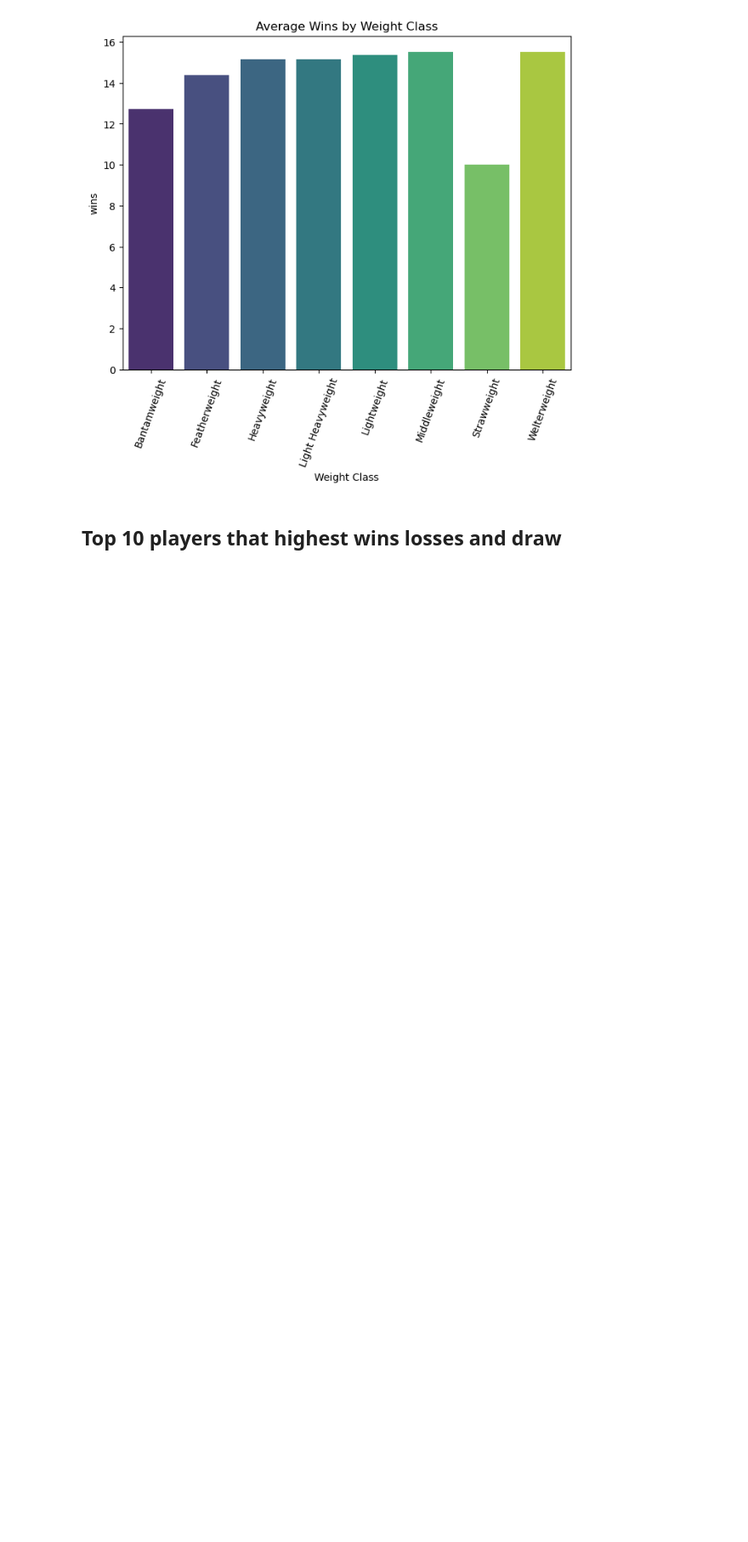
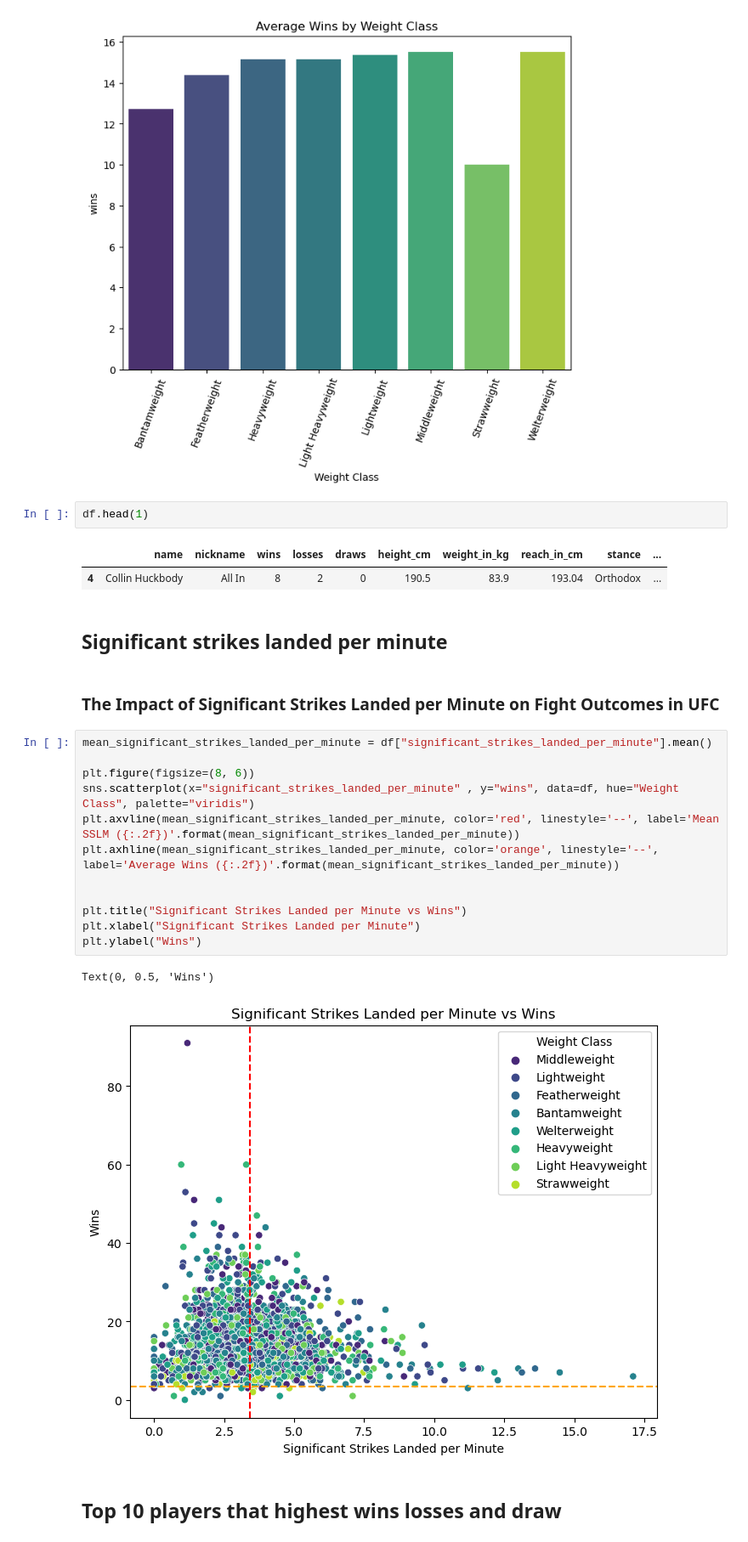
Before and after one commit to chanupadeshan/UFC-Fighters-Statistics-2024, a Jupyter notebook: main.ipynb, the cells around one changed output. Shown at 85% size. Drawn from its saved outputs; the diff is of its cells as text; blank space fills up the shorter version.

Commit message:
The Impact of Significant Strikes Landed per Minute on Fight Outcomes in UFC

```diff
--- a/main.ipynb
+++ b/main.ipynb
@@ -387,6 +387,30 @@ plt.title("Average Wins by Weight Class")
 # %% [output]
 Text(0.5, 1.0, 'Average Wins by Weight Class')
 [figure]
+# %%
+df.head(1)
+# %% [output]
+|  | name | nickname | wins | losses | draws | height_cm | weight_in_kg | reach_in_cm | stance | ... |
+| 4 | Collin Huckbody | All In | 8 | 2 | 0 | 190.5 | 83.9 | 193.04 | Orthodox | ... |
+# %% [markdown]
+## **Significant strikes landed per minute**
+# %% [markdown]
+### The Impact of Significant Strikes Landed per Minute on Fight Outcomes in UFC
+# %%
+mean_significant_strikes_landed_per_minute = df["significant_strikes_landed_per_minute"].mean()
+
+plt.figure(figsize=(8, 6))
+sns.scatterplot(x="significant_strikes_landed_per_minute" , y="wins", data=df, hue="Weight Class", palette="viridis")
+plt.axvline(mean_significant_strikes_landed_per_minute, color='red', linestyle='--', label='Mean SSLM ({:.2f})'.format(mean_significant_strikes_landed_per_minute))
+plt.axhline(mean_significant_strikes_landed_per_minute, color='orange', linestyle='--', label='Average Wins ({:.2f})'.format(mean_significant_strikes_landed_per_minute))
+
+
+plt.title("Significant Strikes Landed per Minute vs Wins")
+plt.xlabel("Significant Strikes Landed per Minute")
+plt.ylabel("Wins")
+# %% [output]
+Text(0, 0.5, 'Wins')
+[figure, added]
 # %% [markdown]
 ## **Top 10 players that highest wins losses and draw**
 # %% [markdown]
```
